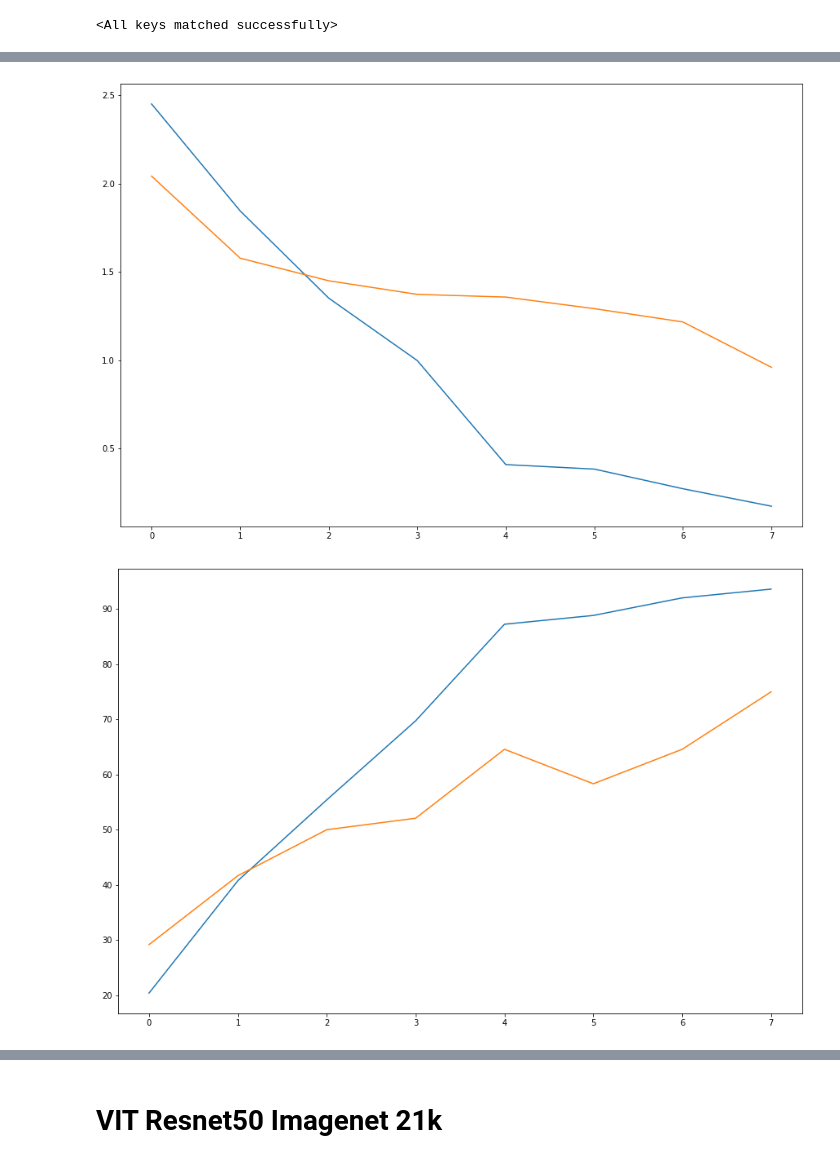
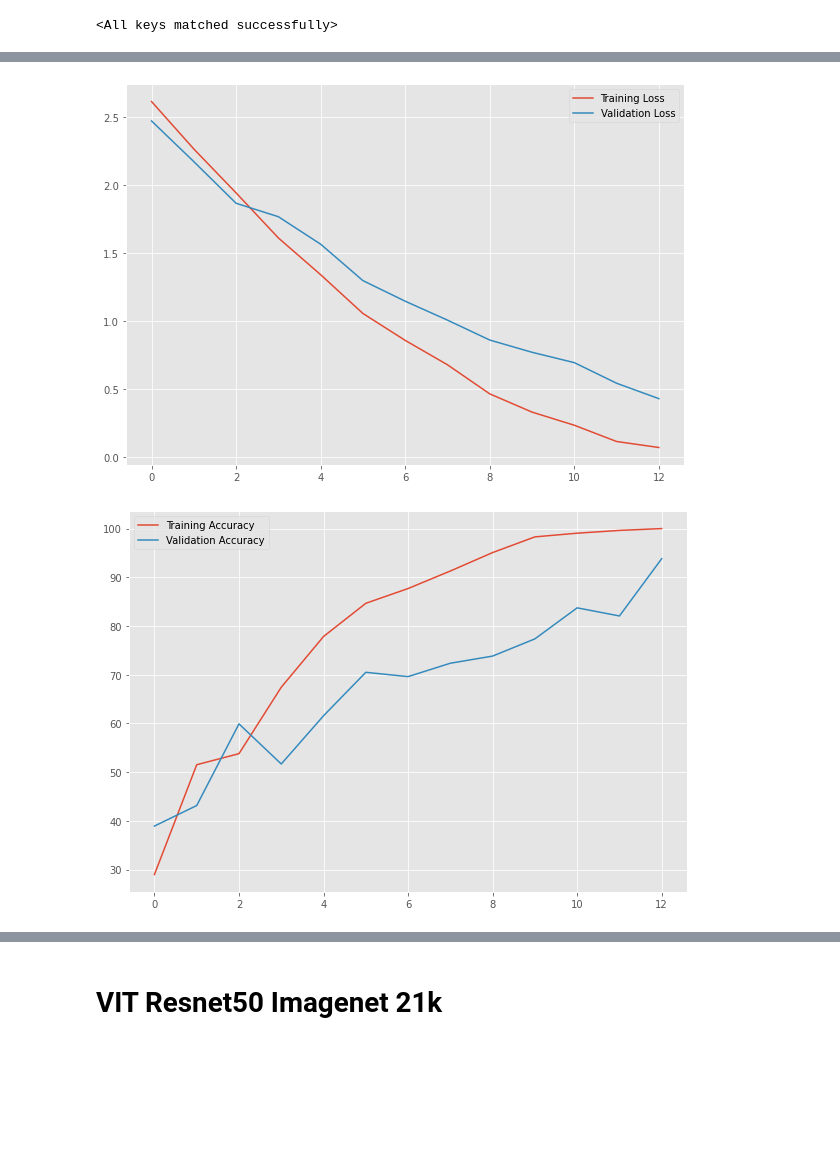
Before and after one commit to AmbiTyga/Bio-VI-BERT, a Jupyter notebook: Pre_trained_Image_Transformer.ipynb, the cells around one changed output, grey strips where cells are left out. Saved outputs shown, nothing was run; the diff lists cells and outputs as text; code cells hidden in the pictures; blank space fills up the shorter version.

```diff
--- a/Pre_trained_Image_Transformer.ipynb
+++ b/Pre_trained_Image_Transformer.ipynb
@@ -214,2 +209,18 @@ val_loader = torch.utils.data.DataLoader(val_dataset,batch_size=48)
+# %%
+train = pd.read_csv('/content/train.csv')
+class_counts = train['species_label'].value_counts().values
+weights = torch.tensor([1/class_counts[label] for label in train['species_label'].values])
+
+train_dataset = SpeciesDataset('/content/train.csv',transform=train_transformer)
+train_loader = torch.utils.data.DataLoader(train_dataset,batch_size=48,
+                                           sampler=torch.utils.data.WeightedRandomSampler(weights,num_samples=496))
+
+val = pd.read_csv('/content/val.csv')
+class_counts = val['species_label'].value_counts().values
+weights = torch.tensor([1/class_counts[label] for label in val['species_label'].values])
+
+val_dataset = SpeciesDataset('/content/val.csv',transform=val_transformer)
+val_loader = torch.utils.data.DataLoader(val_dataset,batch_size=17,
+                                         sampler=torch.utils.data.WeightedRandomSampler(weights,num_samples=80))
 # %% [markdown]
 # VIT Base Imagenet 21k
@@ -216,6 +230,6 @@ val_loader = torch.utils.data.DataLoader(val_dataset,batch_size=48)
 # %%
 class ViT(nn.Module):
-  def __init__(self,num_classes_classifier=15):
+  def __init__(self,num_classes_classifier=16):
     super().__init__()
     self.img_transformer = timm.models.vision_transformer.vit_base_patch16_224_in21k(pretrained=True,num_classes = 512)
     self.drop = nn.Dropout(0.4)
@@ -232,6 +246,6 @@ model = ViT()
 # %% [output]
 Removing representation layer for fine-tuning.
 # %%
-model.load_state_dict(torch.load('vit_resnet.bin'))
+model.load_state_dict(torch.load('vit-base.bin'))
 # %% [output]
 <All keys matched successfully>
@@ -242,16 +252,16 @@ torch.seed()
 # %%
 device = torch.device('cuda')
-# optim = torch.optim.Adam(filter(lambda p: p.requires_grad, model.parameters()),lr = 1e-4)
+optim = torch.optim.Adam(filter(lambda p: p.requires_grad, model.parameters()),lr = 1e-4)
 loss_fn = nn.CrossEntropyLoss().to(device)
 es = EarlyStopping(patience = 10)
-es.best = 0.960
+es.best = np.inf
 
 model.cuda()
 
-# train_losses = []
-# train_accs = []
-# val_losses = []
-# val_accs = []
+train_losses = []
+train_accs = []
+val_losses = []
+val_accs = []
 for epoch in range(100):
   train_epoch_loss = 0
   train_epoch_acc = 0
@@ -346,17 +356,19 @@ Epoch: 10, Train Loss: 0.464, Train Acc: 85.35%, Val. Loss: 1.661, Val. Acc: 62.
 # %%
 import matplotlib.pyplot as plt
-
-plt.figure(figsize=(15,10))
+plt.style.use('ggplot')
+plt.figure(figsize=(10,7))
 plt.plot(train_losses,label='Training Loss')
 plt.plot(val_losses,label='Validation Loss')
+plt.legend()
 plt.show()
 
-plt.figure(figsize=(15,10))
+plt.figure(figsize=(10,7))
 plt.plot(train_accs,label='Training Accuracy')
 plt.plot(val_accs,label='Validation Accuracy')
+plt.legend()
 plt.show()
 # %% [output]
-[figure, old version]
+[figure, new version]
-[figure, old version]
+[figure, new version]
 # %%
 from sklearn.metrics import classification_report, confusion_matrix
```
Also changed, not shown: parts of 21 cells of this notebook.
